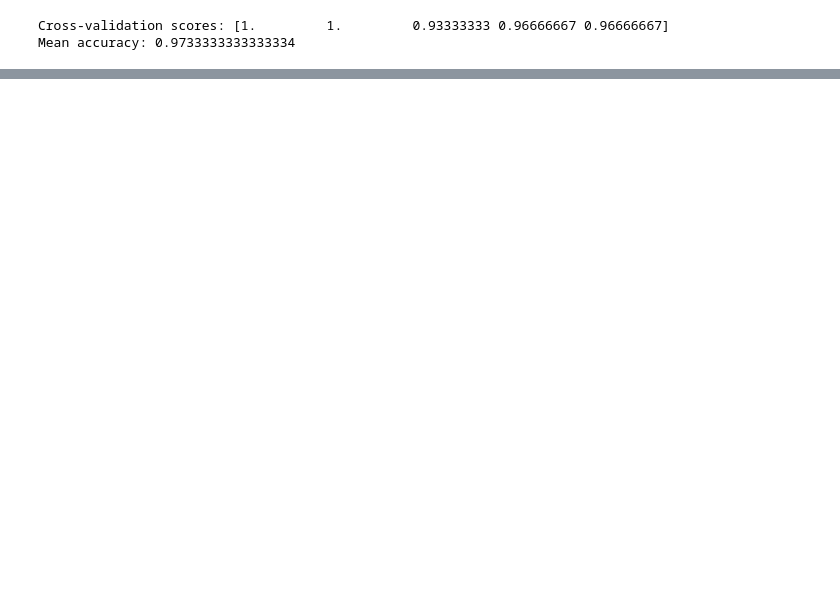
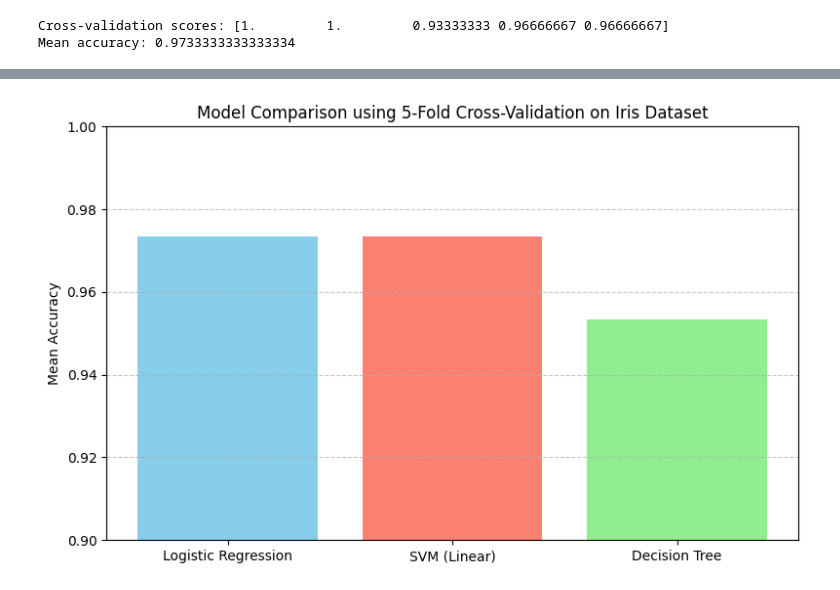
Before and after one commit to Ninja-draw-coder/PythonProjects, a Jupyter notebook: K_fold.ipynb, the cells around one changed output, grey strips where cells are left out. Drawn from its saved outputs; the diff is of its cells as text; code cells hidden in the pictures; blank space fills up the shorter version.

```diff
--- a/K_fold.ipynb
+++ b/K_fold.ipynb
@@ -66,0 +69,42 @@ Decision Tree - Mean accuracy: 0.9600
+# %%
+import matplotlib.pyplot as plt
+from sklearn.datasets import load_iris
+from sklearn.model_selection import KFold, cross_val_score
+from sklearn.linear_model import LogisticRegression
+from sklearn.svm import SVC
+from sklearn.tree import DecisionTreeClassifier
+import numpy as np
+
+# Load dataset
+iris = load_iris()
+X = iris.data
+y = iris.target
+
+# K-Fold setup
+kf = KFold(n_splits=5, shuffle=True, random_state=42)
+
+# Define models
+models = {
+    "Logistic Regression": LogisticRegression(max_iter=200),
+    "SVM (Linear)": SVC(kernel='linear'),
+    "Decision Tree": DecisionTreeClassifier()
+}
+
+# Collect mean accuracy scores
+mean_scores = {}
+for name, model in models.items():
+    scores = cross_val_score(model, X, y, cv=kf)
+    mean_scores[name] = np.mean(scores)
+
+# Plotting
+plt.figure(figsize=(8, 5))
+plt.bar(mean_scores.keys(), mean_scores.values(), color=['skyblue', 'salmon', 'lightgreen'])
+plt.title("Model Comparison using 5-Fold Cross-Validation on Iris Dataset")
+plt.ylabel("Mean Accuracy")
+plt.ylim(0.9, 1.0)
+plt.grid(axis='y', linestyle='--', alpha=0.7)
+plt.tight_layout()
+
+plt.show()
+# %% [output]
+[figure, added]
```
Also changed, not shown: parts of 1 cell of this notebook.
